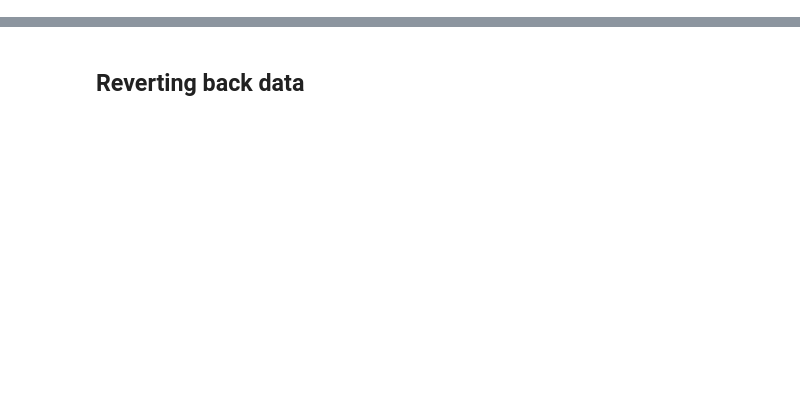
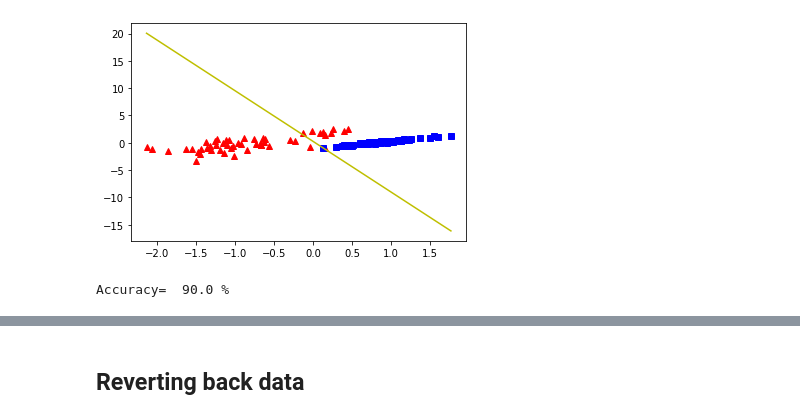
Before and after one commit to qayyumu/DL_codes, a Jupyter notebook: December-Workshop/SESSION_02_mlflow-dvc.ipynb, the cells around one changed output, grey strips where cells are left out. Drawn from its saved outputs; the diff is of its cells as text; code cells hidden in the pictures; blank space fills up the shorter version.

```diff
--- a/December-Workshop/SESSION_02_mlflow-dvc.ipynb
+++ b/December-Workshop/SESSION_02_mlflow-dvc.ipynb
@@ -81,7 +115,7 @@ class LinearClassifier:
             x = (x - x.mean(axis=0))/x.std(axis=0)
         return x
 
-    def train(self, x,y,bs,epochs,lr):
+    def fit(self, x,y,bs,epochs,lr):
         m,n = x.shape
         w = np.zeros((n,1))  ## or random ?
         b = 0
@@ -122,39 +156,6 @@ class LinearClassifier:
     def step_func(self,z):
         return 1.0 if (z > 0) else 0.0
 
-    def percep_train(self,x, y, epochs, lr):
-
-        m, n = x.shape
-
-        w = np.zeros((n+1,1))   ## weight plus bias
-
-        losses = []
-        params = {"learning_rate": lr, "epochs": epochs}
-        with mlflow.start_run(experiment_id=self.mlflow_exp_id, description="Linear classifier for data points", run_name=f"LC-percep-{epochs}-{lr}") as run:
-            mlflow.log_params(params)
-            for epoch in range(epochs):
-                n_miss = 0
-                for idx, x_i in enumerate(x):
-                    x_i = np.insert(x_i, 0, 1).reshape(-1,1)
-                    y_hat = self.step_func(np.dot(x_i.T, w))
-
-                    if (np.squeeze(y_hat) - y[idx]) != 0:
-                        w += lr*((y[idx] - y_hat)*x_i)
-                        n_miss += 1
-
-                mlflow.log_metric("loss", n_miss)
-                losses.append(n_miss)
-
-            w = np.array([ [w[1][0]],[w[2][0]] ])
-            b = w[0][0]
-            y_ht = self.predict(x, w, b)
-            acc = self.accuracy(y, y_ht)
-            mlflow.log_metric("Acc", acc)
-            self.plot_dec_boundry(x,w,b,y,False, True)
-            mlflow.log_image(Image.open("tmp.png"), "dec_boundry.png")
-
-        return w,b, losses
-        # return np.array([ [w[1][0]],[w[2][0]] ]),w[0][0], losses
 
 
     def predict(self,x,w,b):
@@ -173,11 +174,15 @@ class LinearClassifier:
 # %%
 p = LinearClassifier(experiment.experiment_id)
 # %%
-w,b,loss = p.train(x,Y,bs=10,epochs=40,lr=0.001)
+w,b,loss = p.fit(x,Y,bs=10,epochs=40,lr=0.001)
+# %% [output]
+[figure, added]
 # %%
 class_pred = p.predict(x,w,b)
 # %%
 print('Accuracy= ',p.accuracy(Y,class_pred) * 100,'%')
+# %% [output]
+Accuracy=  90.0 %
 # %%
 plt.subplot(1,2,1)
 p.plot_dec_boundry(x,w,b,Y,0, False)
```
Also changed, not shown: parts of 10 cells of this notebook.
